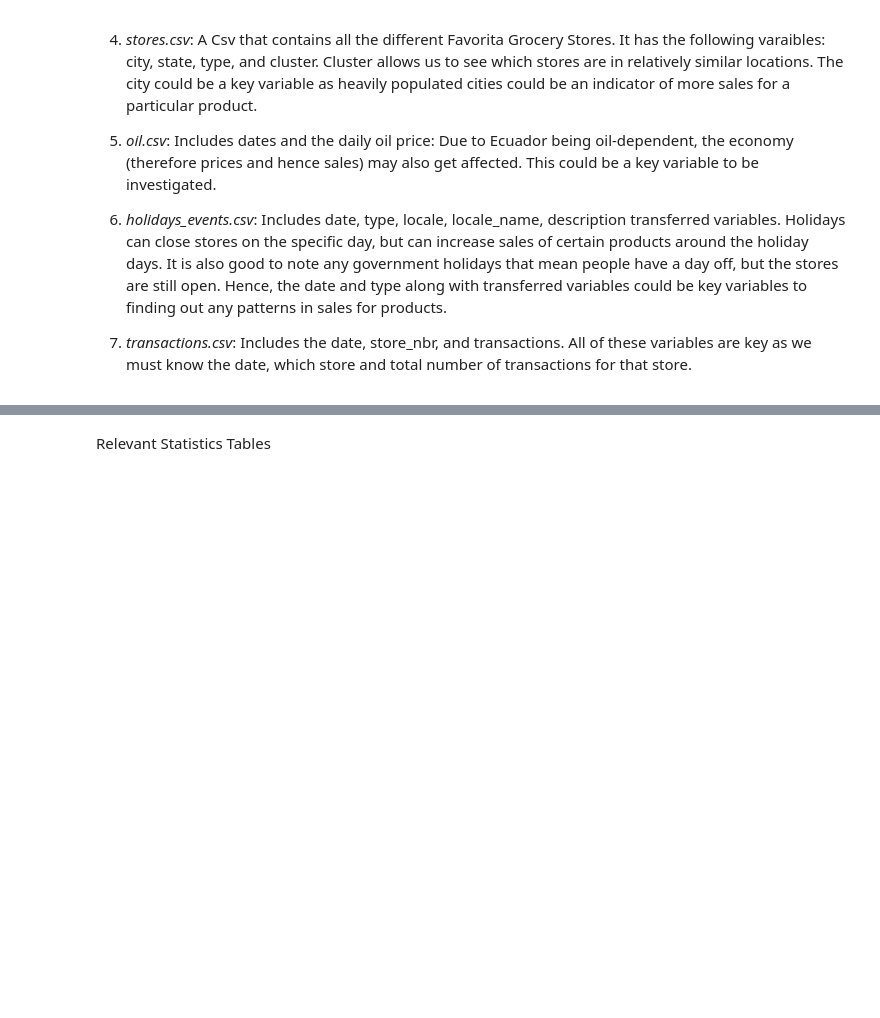
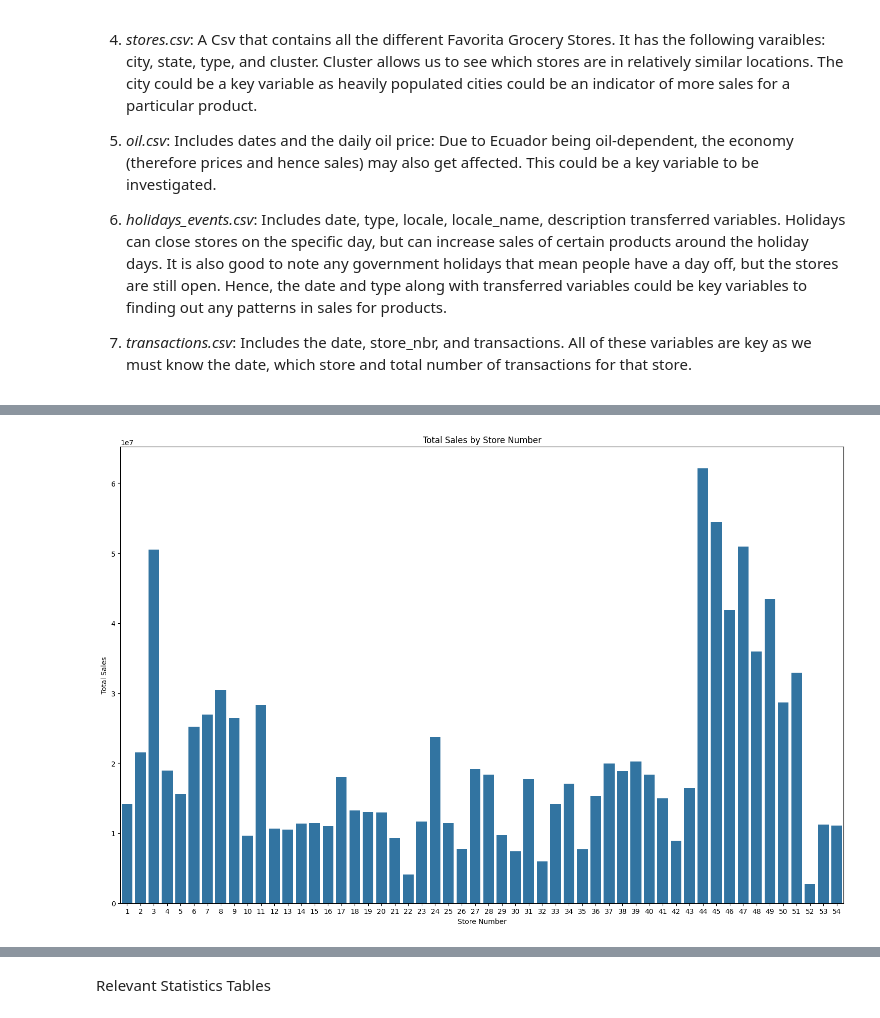
Before and after one commit to CelestineNguyen/DS3001_SalesProject, a Jupyter notebook: Copy_of_ProjectWrangling.ipynb, the cells around one changed output, grey strips where cells are left out. Saved outputs shown, nothing was run; the diff lists cells and outputs as text; code cells hidden in the pictures; blank space fills up the shorter version.

```diff
--- a/Copy_of_ProjectWrangling.ipynb
+++ b/Copy_of_ProjectWrangling.ipynb
@@ -43,0 +120,18 @@ import numpy as np
+# %%
+grouped_sales = training_set.groupby('store_nbr')['sales'].sum().reset_index()
+plt.figure(figsize=(15,10))
+sns.barplot(data=grouped_sales,x='store_nbr', y='sales')
+
+# Add labels and title
+plt.xlabel('Store Number')
+plt.ylabel('Total Sales')
+plt.title('Total Sales by Store Number')
+
+
+# Show the plot
+plt.tight_layout()
+plt.show()
+# Preview the grouped data
+#print(grouped_sales.head())
+# %% [output]
+[figure, added]
```
Also changed, not shown: parts of 9 cells of this notebook.
